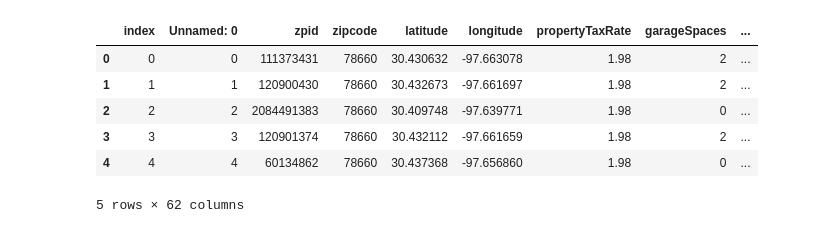
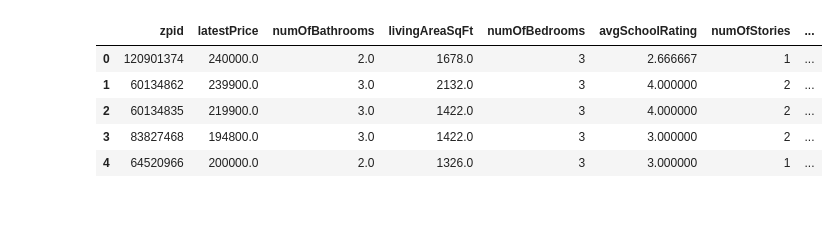
Before and after one commit to dannyvchu/Housing-Market-Analysis, a Jupyter notebook: notebook/PullFromPGAdmin.ipynb, the cells around one changed output. Cells and saved outputs as stored; diff of their text form; code cells hidden in the pictures.

```diff
--- a/notebook/PullFromPGAdmin.ipynb
+++ b/notebook/PullFromPGAdmin.ipynb
@@ -27,13 +44,0 @@ regression_df.to_sql(name='regression', con=engine, if_exists='replace')
-# %%
-# Pull data out of SQL into pandas
-
-regression = pd.read_sql('regression', db_string)
-regression.head()
-# %% [output]
-|  | index | Unnamed: 0 | zpid | zipcode | latitude | longitude | propertyTaxRate | garageSpaces | ... |
-| 0 | 0 | 0 | 111373431 | 78660 | 30.430632 | -97.663078 | 1.98 | 2 | ... |
-| 1 | 1 | 1 | 120900430 | 78660 | 30.432673 | -97.661697 | 1.98 | 2 | ... |
-| 2 | 2 | 2 | 2084491383 | 78660 | 30.409748 | -97.639771 | 1.98 | 0 | ... |
-| 3 | 3 | 3 | 120901374 | 78660 | 30.432112 | -97.661659 | 1.98 | 2 | ... |
-| 4 | 4 | 4 | 60134862 | 78660 | 30.437368 | -97.656860 | 1.98 | 0 | ... |
-5 rows × 62 columns
@@ -39,0 +63,15 @@ regression.head()
+# %%
+# commands to import tables used for regression analysis
+regression2018_df = pd.read_sql('regressionzip_2018', db_string)
+regression2019_df = pd.read_sql('regressionzip_2019', db_string)
+regression2020_df = pd.read_sql('regressionzip_2020', db_string)
+regressionall_df = pd.read_sql('regressionzip_all', db_string)
+# %%
+regression2018_df.head()
+# %% [output]
+|  | zpid | latestPrice | numOfBathrooms | livingAreaSqFt | numOfBedrooms | avgSchoolRating | numOfStories | ... |
+| 0 | 120901374 | 240000.0 | 2.0 | 1678.0 | 3 | 2.666667 | 1 | ... |
+| 1 | 60134862 | 239900.0 | 3.0 | 2132.0 | 3 | 4.000000 | 2 | ... |
+| 2 | 60134835 | 219900.0 | 3.0 | 1422.0 | 3 | 4.000000 | 2 | ... |
+| 3 | 83827468 | 194800.0 | 3.0 | 1422.0 | 3 | 3.000000 | 2 | ... |
+| 4 | 64520966 | 200000.0 | 2.0 | 1326.0 | 3 | 3.000000 | 1 | ... |
```
Also changed, not shown: parts of 7 cells of this notebook, 2 other files.
